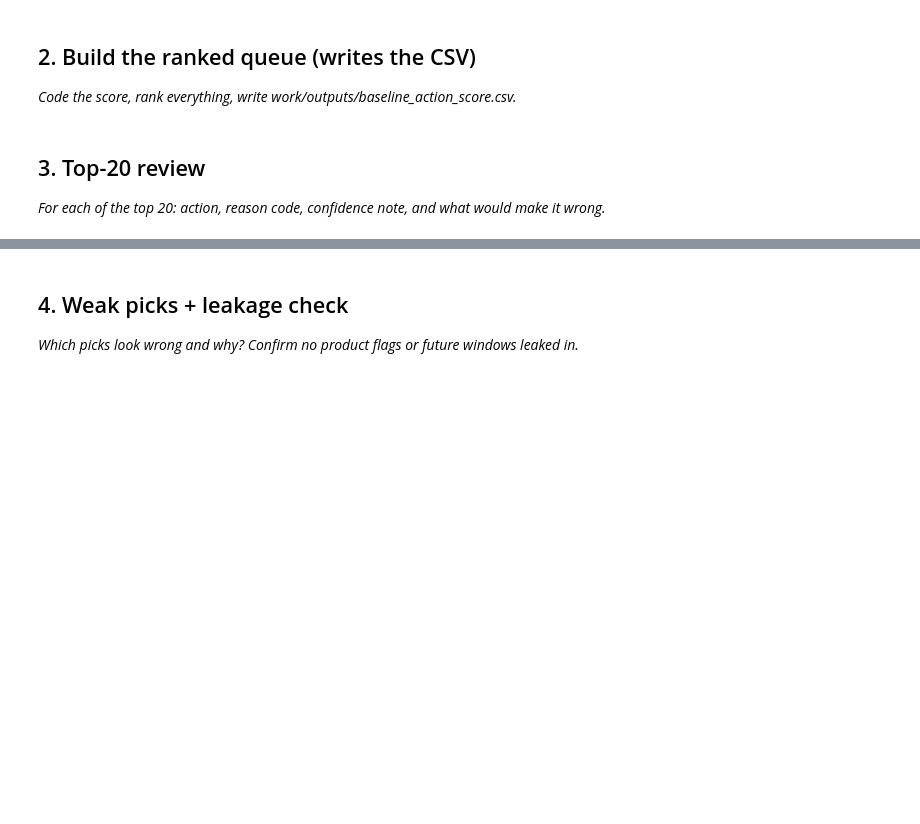
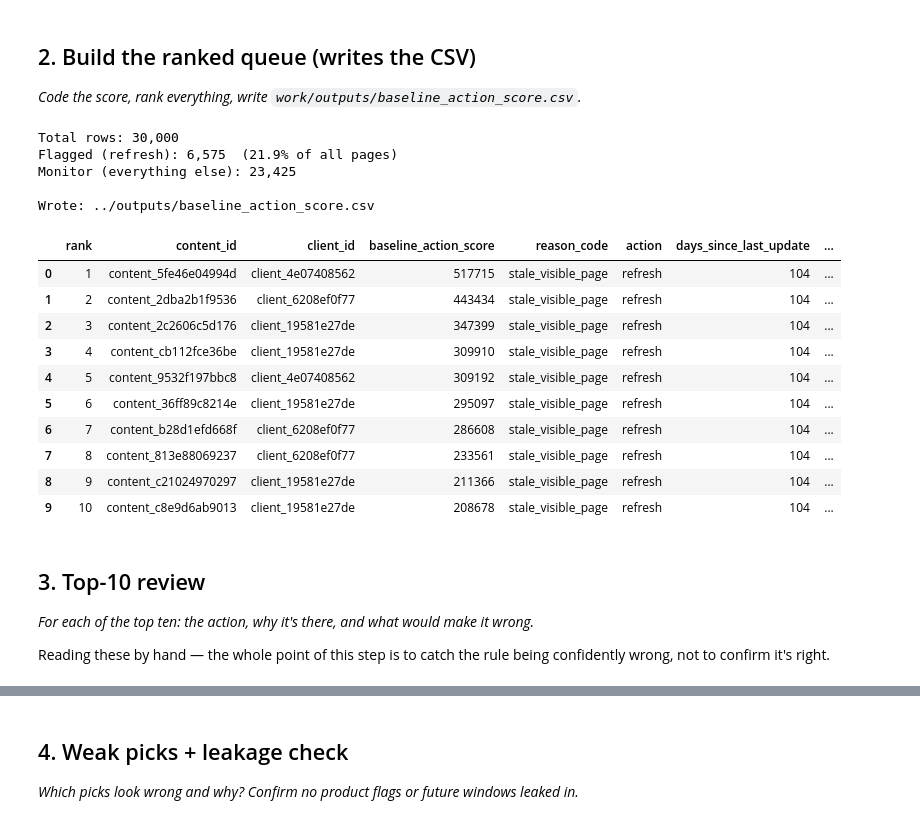
Before and after one commit to ART001-coder/flyrank-ml-internship, a Jupyter notebook: work/notebooks/w04_baseline_score.ipynb, the cells around one changed output, grey strips where cells are left out. Cells and saved outputs as stored; diff of their text form; code cells hidden in the pictures; blank space fills up the shorter version.

Commit message:
W04: baseline action score - staleness + volume signal check, ranked queue, top-10 review

```diff
--- a/work/notebooks/w04_baseline_score.ipynb
+++ b/work/notebooks/w04_baseline_score.ipynb
@@ -15,0 +81,14 @@ This skeleton is yours to fill. Work the sections **in order** — each one has
+# %%
+# ---- Signal B: visibility/volume -> does more impression volume mean more real clicks at stake? ----
+bins = [0, 50, 500, 2000, 10000, 600000]
+labels = ['0-50', '51-500', '501-2000', '2001-10000', '10000+']
+df['impr_bucket'] = pd.cut(df['impressions_90d'], bins=bins, labels=labels, include_lowest=True)
+
+signal_b_table = df.groupby('impr_bucket', observed=True).agg(
+    n=('content_id', 'size'),
+    mean_clicks=('clicks_90d', 'mean'),
+    mean_ctr=('ctr', 'mean'),
+).round(2)
+print("Signal B - impression volume vs clicks actually captured:")
+print(signal_b_table)
+print(f"\nAll buckets clear the n>=50 floor: {(signal_b_table['n'] >= 50).all()}")
@@ -16,4 +129,4 @@ This skeleton is yours to fill. Work the sections **in order** — each one has
 # %% [markdown]
 ## 2. Build the ranked queue (writes the CSV)
 
-*Code the score, rank everything, write work/outputs/baseline_action_score.csv.*
+*Code the score, rank everything, write `work/outputs/baseline_action_score.csv`.*
@@ -23,4 +133,62 @@ This skeleton is yours to fill. Work the sections **in order** — each one has
+# %%
+import os
+
+# Rule inputs are both signals I just checked above — nothing future-window, nothing label-derived.
+stale_flag = (df['days_since_last_update'] >= 90).astype(int)      # signal A, re-thresholded per the audit
+visible_flag = (df['impressions_90d'] >= 500).astype(int)          # signal B
+
+df['stale_flag'] = stale_flag
+df['visible_flag'] = visible_flag
+df['baseline_action_score'] = stale_flag * visible_flag * df['impressions_90d']
+
+df['reason_code'] = np.where(
+    (stale_flag == 1) & (visible_flag == 1), 'stale_visible_page', 'not_flagged'
+)
+df['action'] = np.where(
+    (stale_flag == 1) & (visible_flag == 1), 'refresh', 'monitor'
+)
+
+queue_cols = [
+    'content_id', 'client_id', 'baseline_action_score', 'reason_code', 'action',
+    'days_since_last_update', 'freshness_tier', 'impressions_90d', 'clicks_90d',
+    'avg_position', 'ctr', 'word_count', 'content_age_days', 'content_type', 'main_intent',
+]
+queue = df[queue_cols].sort_values('baseline_action_score', ascending=False).reset_index(drop=True)
+queue.insert(0, 'rank', np.arange(1, len(queue) + 1))
+
+n_flagged = int((queue['baseline_action_score'] > 0).sum())
+base_rate = n_flagged / len(queue)
+print(f"Total rows: {len(queue):,}")
+print(f"Flagged (refresh): {n_flagged:,}  ({base_rate:.1%} of all pages)")
+print(f"Monitor (everything else): {len(queue) - n_flagged:,}")
+
+os.makedirs('../outputs', exist_ok=True)
+OUT_PATH = '../outputs/baseline_action_score.csv'
+queue.to_csv(OUT_PATH, index=False)
+print(f"\nWrote: {OUT_PATH}")
+
+queue.head(10)
+# %% [output]
+Total rows: 30,000
+Flagged (refresh): 6,575  (21.9% of all pages)
+Monitor (everything else): 23,425
+
+Wrote: ../outputs/baseline_action_score.csv
+|  | rank | content_id | client_id | baseline_action_score | reason_code | action | days_since_last_update | ... |
+| 0 | 1 | content_5fe46e04994d | client_4e07408562 | 517715 | stale_visible_page | refresh | 104 | ... |
+| 1 | 2 | content_2dba2b1f9536 | client_6208ef0f77 | 443434 | stale_visible_page | refresh | 104 | ... |
+| 2 | 3 | content_2c2606c5d176 | client_19581e27de | 347399 | stale_visible_page | refresh | 104 | ... |
+| 3 | 4 | content_cb112fce36be | client_19581e27de | 309910 | stale_visible_page | refresh | 104 | ... |
+| 4 | 5 | content_9532f197bbc8 | client_4e07408562 | 309192 | stale_visible_page | refresh | 104 | ... |
+| 5 | 6 | content_36ff89c8214e | client_19581e27de | 295097 | stale_visible_page | refresh | 104 | ... |
+| 6 | 7 | content_b28d1efd668f | client_6208ef0f77 | 286608 | stale_visible_page | refresh | 104 | ... |
+| 7 | 8 | content_813e88069237 | client_6208ef0f77 | 233561 | stale_visible_page | refresh | 104 | ... |
+| 8 | 9 | content_c21024970297 | client_19581e27de | 211366 | stale_visible_page | refresh | 104 | ... |
+| 9 | 10 | content_c8e9d6ab9013 | client_19581e27de | 208678 | stale_visible_page | refresh | 104 | ... |
 # %% [markdown]
-## 3. Top-20 review
+## 3. Top-10 review
 
-*For each of the top 20: action, reason code, confidence note, and what would make it wrong.*
+*For each of the top ten: the action, why it's there, and what would make it wrong.*
+
+Reading these by hand — the whole point of this step is to catch the rule being confidently
+wrong, not to confirm it's right.
```
Also changed, not shown: parts of 18 cells of this notebook.
